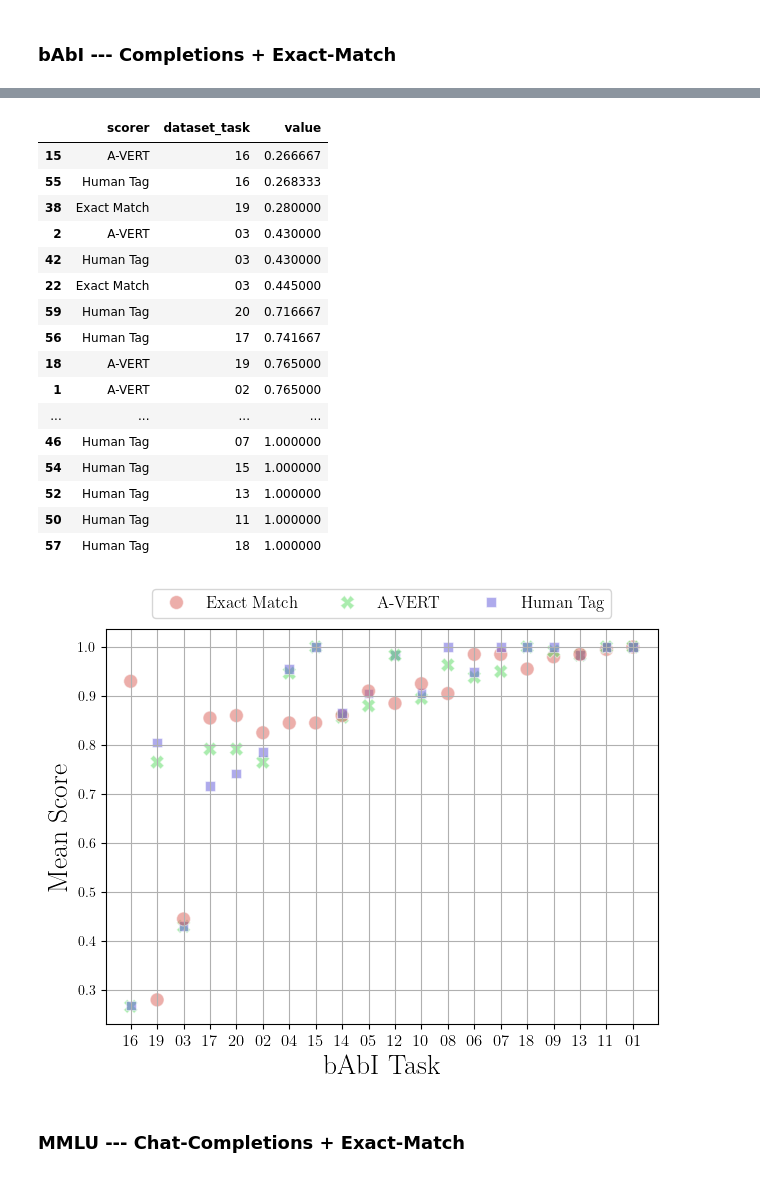
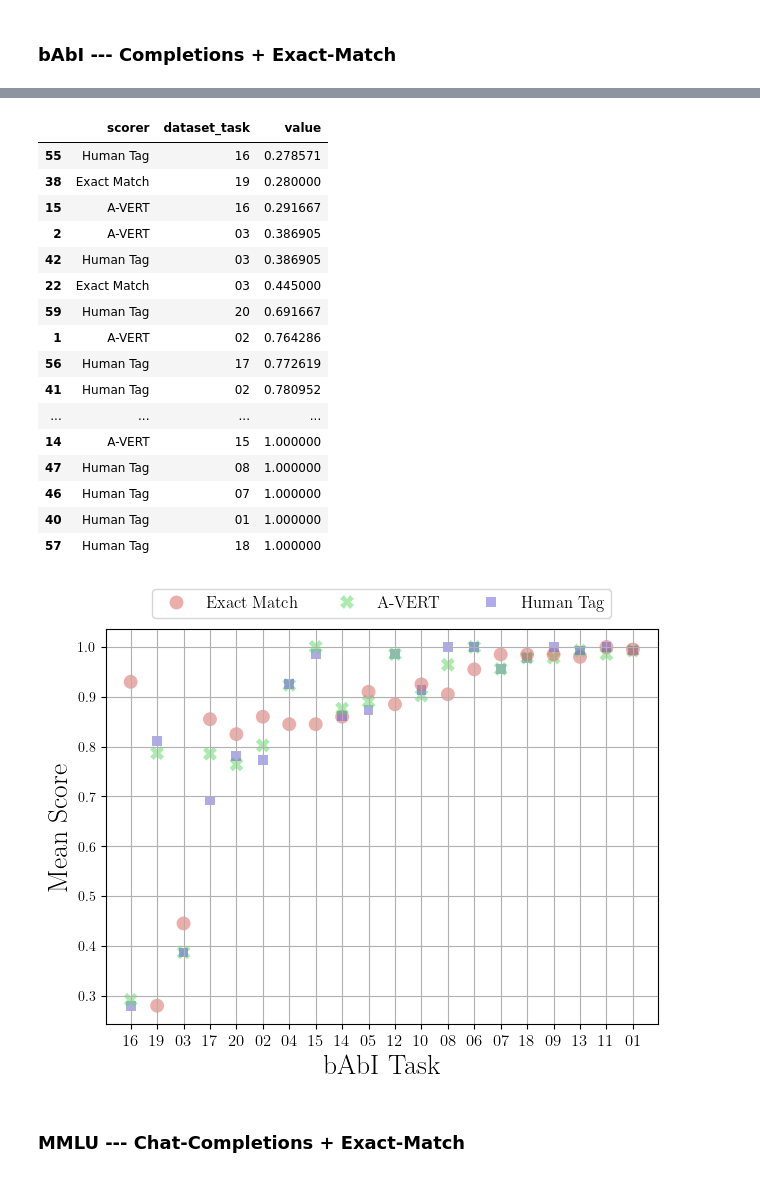
Before and after one commit to pnyxai/a-vert, a Jupyter notebook: notebooks/process_results.ipynb, the cells around one changed output, grey strips where cells are left out. Saved outputs shown, nothing was run; the diff lists cells and outputs as text; code cells hidden in the pictures.

```diff
--- a/notebooks/process_results.ipynb
+++ b/notebooks/process_results.ipynb
@@ -228,7 +228,7 @@ DATA_PATH = f'../data/exploratory_analysis/'
 TAGS_PATH = f'../data/implemented/'
 BASELINES_PATH = f'../data/baselines/'
 
-BEST_MODEL = "Qwen3-Reranker-4B-seq-cls"
+BEST_MODEL = "Qwen3-Reranker-8B-seq-cls"
 BEST_IS_INSTRUCTED = True
 BEST_IS_RERANKER = True
 BEST_IS_ENHANCED = True
@@ -1040,21 +1072,21 @@ plot_df['scorer'] = plot_df['scorer'].map(mapping)
 plot_df
 # %% [output]
 |  | scorer | dataset_task | value |
-| 15 | A-VERT | 16 | 0.266667 |
-| 55 | Human Tag | 16 | 0.268333 |
+| 55 | Human Tag | 16 | 0.278571 |
 | 38 | Exact Match | 19 | 0.280000 |
-| 2 | A-VERT | 03 | 0.430000 |
-| 42 | Human Tag | 03 | 0.430000 |
+| 15 | A-VERT | 16 | 0.291667 |
+| 2 | A-VERT | 03 | 0.386905 |
+| 42 | Human Tag | 03 | 0.386905 |
 | 22 | Exact Match | 03 | 0.445000 |
-| 59 | Human Tag | 20 | 0.716667 |
-| 56 | Human Tag | 17 | 0.741667 |
-| 18 | A-VERT | 19 | 0.765000 |
-| 1 | A-VERT | 02 | 0.765000 |
+| 59 | Human Tag | 20 | 0.691667 |
+| 1 | A-VERT | 02 | 0.764286 |
+| 56 | Human Tag | 17 | 0.772619 |
+| 41 | Human Tag | 02 | 0.780952 |
 | ... | ... | ... | ... |
+| 14 | A-VERT | 15 | 1.000000 |
+| 47 | Human Tag | 08 | 1.000000 |
 | 46 | Human Tag | 07 | 1.000000 |
-| 54 | Human Tag | 15 | 1.000000 |
-| 52 | Human Tag | 13 | 1.000000 |
-| 50 | Human Tag | 11 | 1.000000 |
+| 40 | Human Tag | 01 | 1.000000 |
 | 57 | Human Tag | 18 | 1.000000 |
 # %%
 exact_match_regression = deepcopy(plot_df)
@@ -1068,6 +1100,7 @@ scatter = sns.scatterplot(data=plot_df,
                           style_order=['Exact Match', 'A-VERT', 'Human Tag'],
                           s=100,
                           palette="hls", alpha=0.5,
+                          linewidth=0,
                           legend=True
                           )
 # pltylim(0.5,1.0)
@@ -1084,34 +1117,34 @@ new_xticks = [
 "05",
 "12",
 "10",
 "08",
 "06",
 "07",
 "18",
 "09",
 "13",
 "11",
 "01"
 ]
 scatter.set_xticklabels(new_xticks, size=12)
 plt.grid()
 plt.xlabel("bAbI Task", size=label_size)
 plt.ylabel("Mean Score", size=label_size)
 plt.tight_layout()
 
 if SAVE_FIGURES:
     plt.legend(bbox_to_anchor=(0.5, 1.10), loc='upper center', borderaxespad=0., ncol=3,fontsize=12)
     plt.draw()
     plt.savefig(os.path.join(OUTPUT_PATH_FIGURES, f'babi_comp_task.png'))
     plt.savefig(os.path.join(OUTPUT_PATH_FIGURES, f'babi_comp_task.pdf'), dpi=300, bbox_inches='tight')
 else:
     plt.title('Comparison of bAbI Scores by-task\nfor the first 100 questions using different metrics.')
     plt.legend(bbox_to_anchor=(1.05, 1), loc=2, borderaxespad=0.)
     #plt.xticks(rotation=90)
 
 plt.show()
 # %% [output]
-[figure, old version]
+[figure, new version]
 # %% [markdown]
 ### MMLU --- Chat-Completions + Exact-Match
 # %%
```
Also changed, not shown: parts of 29 cells of this notebook.
